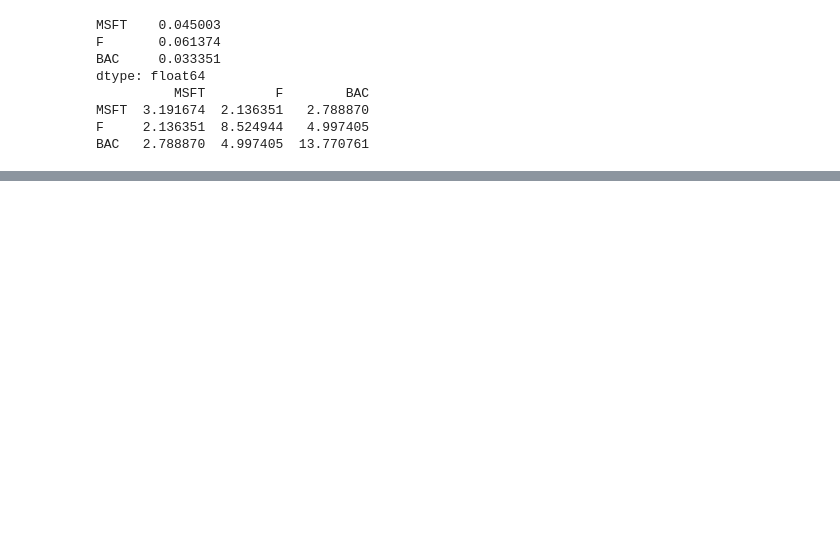
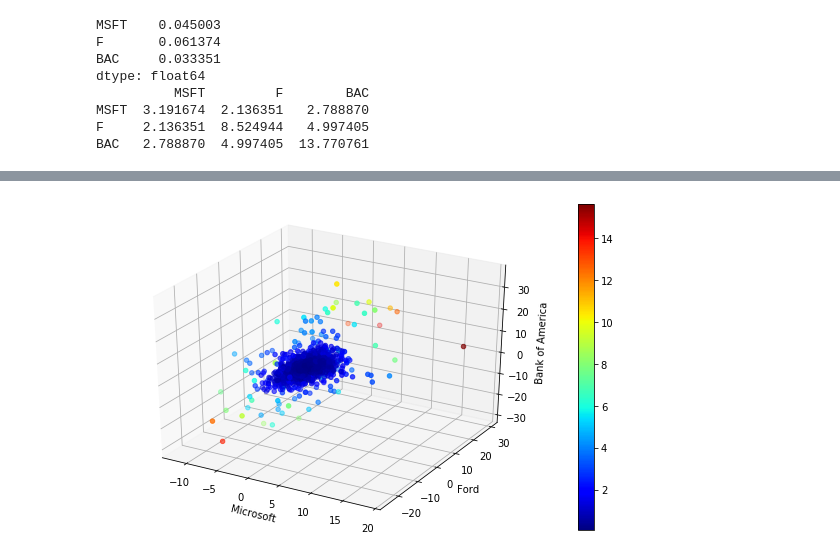
Before and after one commit to kimhyeyun/2020-DataMining, a Jupyter notebook: hw7_AnomalyDetection.ipynb, the cells around one changed output, grey strips where cells are left out. Cells and saved outputs as stored; diff of their text form; code cells hidden in the pictures; blank space fills up the shorter version.

```diff
--- a/hw7_AnomalyDetection.ipynb
+++ b/hw7_AnomalyDetection.ipynb
@@ -105,22 +107,24 @@ ax2.set_ylabel('Percent Change')
 # %%
 from sklearn.neighbors import NearestNeighbors
 import numpy as np
 from scipy.spatial import distance
 
 knn = 4
-nbrs = NearestNeighbors(n_neighbors=knn, metric=distance.euclidean).fit(delta.as_matrix())
-distances, indices = nbrs.kneighbors(delta.as_matrix())
+nbrs = NearestNeighbors(n_neighbors=knn,metric=distance.euclidean).fit(delta.values)
+distances, indices = nbrs.kneighbors(delta.values)
 
 anomaly_score = distances[:,knn-1]
 
 fig = plt.figure(figsize=(10,6))
-ax = fig.add_subplot(111, projection='3d')
+ax = fig.add_subplot(111,projection='3d')
 p = ax.scatter(delta.MSFT,delta.F,delta.BAC,c=anomaly_score,cmap='jet')
 ax.set_xlabel('Microsoft')
 ax.set_ylabel('Ford')
 ax.set_zlabel('Bank of America')
 fig.colorbar(p)
 plt.show()
+# %% [output]
+[figure, added]
 # %%
 anom = pd.DataFrame(anomaly_score,index=delta.index,columns=['Anomaly score'])
 result = pd.concat((delta,anom),axis=1)
```
Also changed, not shown: parts of 8 cells of this notebook, 1 other file.
